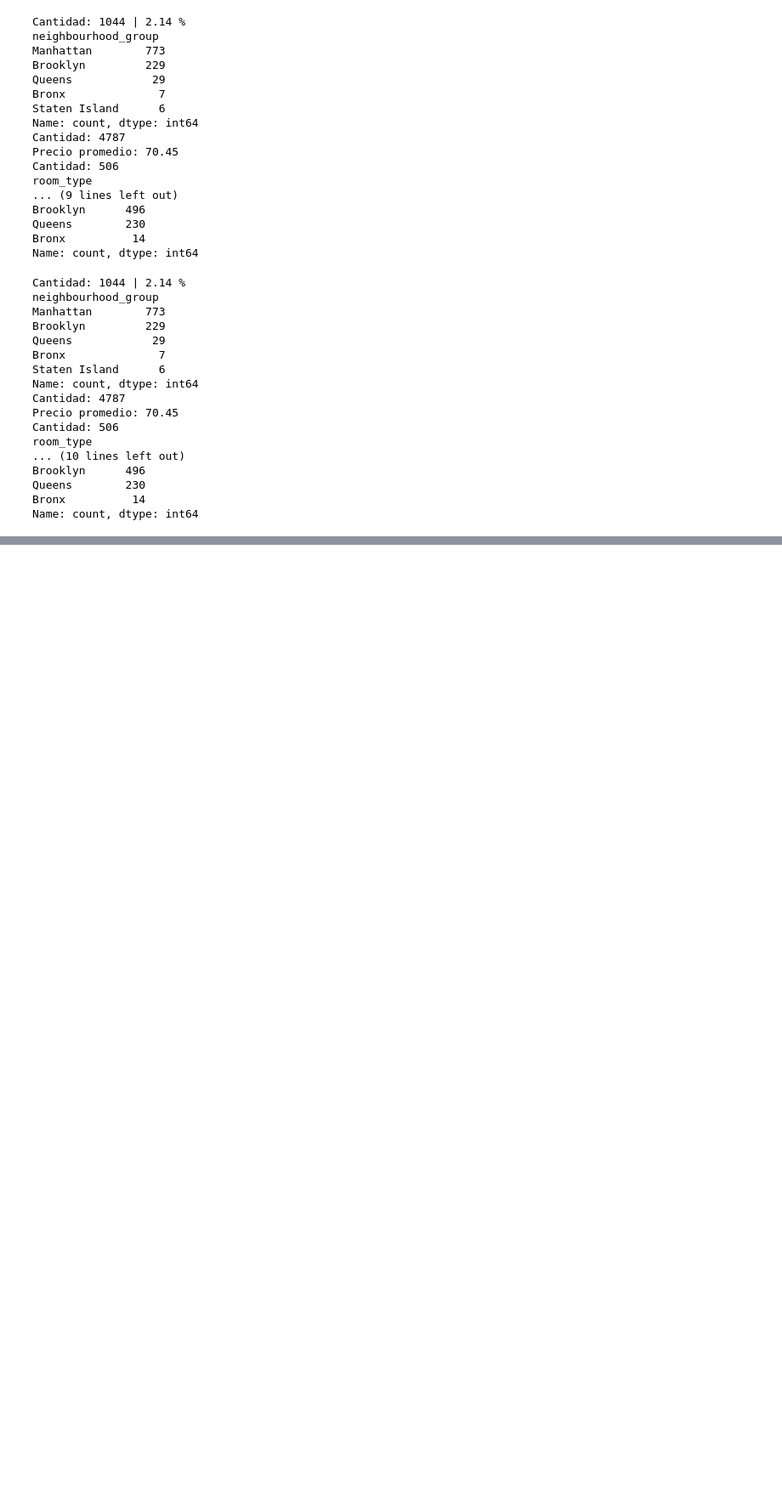
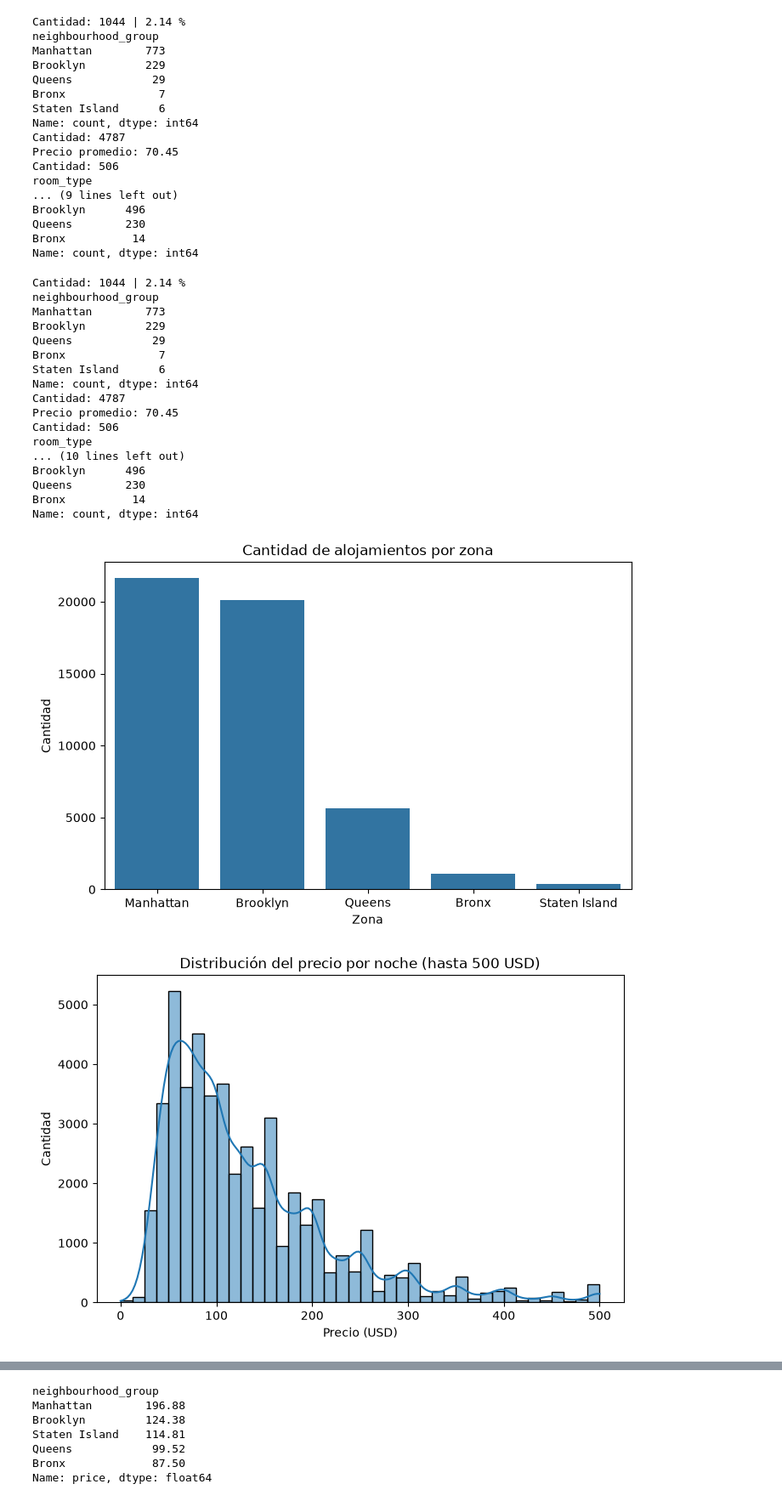
Before and after one commit to felipe2576/Proyecto-Final-Programacion-2, a Jupyter notebook: cuadernos/exploracion_nombreB.ipynb, the cells around one changed output, grey strips where cells are left out. Shown at 85% size. Saved outputs shown, nothing was run; the diff lists cells and outputs as text; code cells hidden in the pictures; blank space fills up the shorter version.

Commit message:
Item 8: cinco visualizaciones con conclusiones

```diff
--- a/cuadernos/exploracion_nombreB.ipynb
+++ b/cuadernos/exploracion_nombreB.ipynb
@@ -412,3 +412,57 @@ Brooklyn      496
 Queens        230
 Bronx          14
 Name: count, dtype: int64
+# %%
+# %% [markdown]
+# ## 8. Visualizaciones  (Integrante B)
+
+# %%
+# Gráfico 1: alojamientos por zona
+plt.figure(figsize=(8, 5))
+sns.countplot(data=df, x="neighbourhood_group",
+              order=df["neighbourhood_group"].value_counts().index)
+plt.title("Cantidad de alojamientos por zona")
+plt.xlabel("Zona")
+plt.ylabel("Cantidad")
+plt.show()
+
+# %%
+# Gráfico 2: distribución del precio (hasta 500 dólares)
+plt.figure(figsize=(8, 5))
+sns.histplot(df[df["price"] <= 500]["price"], bins=40, kde=True)
+plt.title("Distribución del precio por noche (hasta 500 USD)")
+plt.xlabel("Precio (USD)")
+plt.ylabel("Cantidad")
+plt.show()
+
+# %%
+# Gráfico 3: precio por tipo de habitación (hasta 500 dólares)
+plt.figure(figsize=(8, 5))
+sns.boxplot(data=df[df["price"] <= 500], x="room_type", y="price")
+plt.title("Precio por tipo de habitación (hasta 500 USD)")
+plt.xlabel("Tipo de habitación")
+plt.ylabel("Precio (USD)")
+plt.show()
+
+# %%
+# Gráfico 4: precio promedio por zona
+plt.figure(figsize=(8, 5))
+promedio_zona = df.groupby("neighbourhood_group")["price"].mean().sort_values(ascending=False)
+sns.barplot(x=promedio_zona.index, y=promedio_zona.values)
+plt.title("Precio promedio por zona")
+plt.xlabel("Zona")
+plt.ylabel("Precio promedio (USD)")
+plt.show()
+print(promedio_zona.round(2))
+
+# %%
+# Gráfico 5: correlación entre variables numéricas
+plt.figure(figsize=(9, 6))
+numericas = ["price", "minimum_nights", "number_of_reviews",
+             "reviews_per_month", "calculated_host_listings_count", "availability_365"]
+sns.heatmap(df[numericas].corr(), annot=True, fmt=".2f", cmap="coolwarm")
+plt.title("Correlación entre variables numéricas")
+plt.show()
+# %% [output]
+[figure, added]
+[figure, added]
@@ -414,0 +471,7 @@ Name: count, dtype: int64
+neighbourhood_group
+Manhattan        196.88
+Brooklyn         124.38
+Staten Island    114.81
+Queens            99.52
+Bronx             87.50
+Name: price, dtype: float64
```
Also changed, not shown: parts of 2 cells of this notebook.
